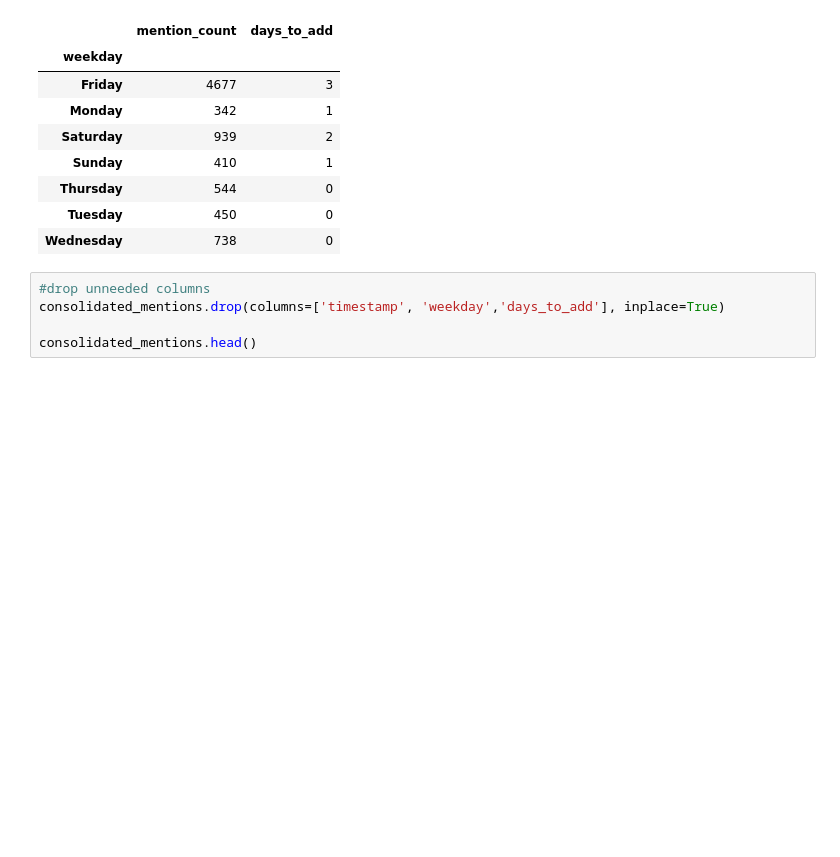
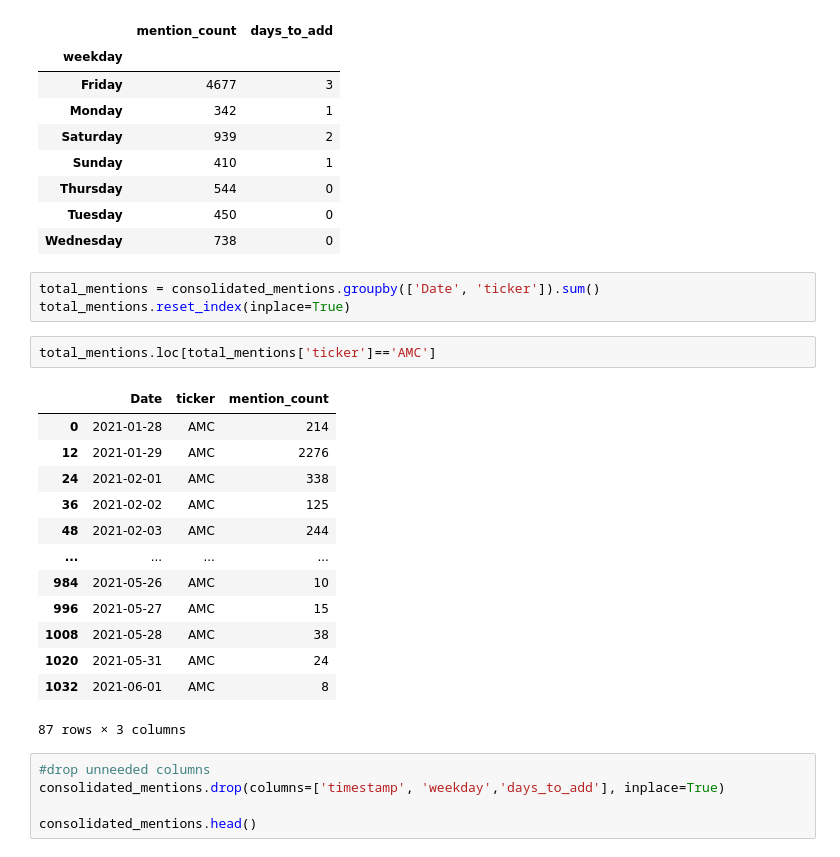
Before and after one commit to tiffanyharris711/callstreet-bets, a Jupyter notebook: CryptoETL.ipynb, the cells around one changed output. Drawn from its saved outputs; the diff is of its cells as text; blank space fills up the shorter version.

```diff
--- a/CryptoETL.ipynb
+++ b/CryptoETL.ipynb
@@ -176,6 +176,25 @@ consolidated_mentions.groupby('weekday').max('days_to_add')
 | Thursday | 544 | 0 |
 | Tuesday | 450 | 0 |
 | Wednesday | 738 | 0 |
+# %%
+total_mentions = consolidated_mentions.groupby(['Date', 'ticker']).sum()
+total_mentions.reset_index(inplace=True)
+# %%
+total_mentions.loc[total_mentions['ticker']=='AMC']
+# %% [output]
+|  | Date | ticker | mention_count |
+| 0 | 2021-01-28 | AMC | 214 |
+| 12 | 2021-01-29 | AMC | 2276 |
+| 24 | 2021-02-01 | AMC | 338 |
+| 36 | 2021-02-02 | AMC | 125 |
+| 48 | 2021-02-03 | AMC | 244 |
+| ... | ... | ... | ... |
+| 984 | 2021-05-26 | AMC | 10 |
+| 996 | 2021-05-27 | AMC | 15 |
+| 1008 | 2021-05-28 | AMC | 38 |
+| 1020 | 2021-05-31 | AMC | 24 |
+| 1032 | 2021-06-01 | AMC | 8 |
+87 rows × 3 columns
 # %%
 #drop unneeded columns
 consolidated_mentions.drop(columns=['timestamp', 'weekday','days_to_add'], inplace=True)
```
Also changed, not shown: parts of 3 cells of this notebook, 6 other files.
